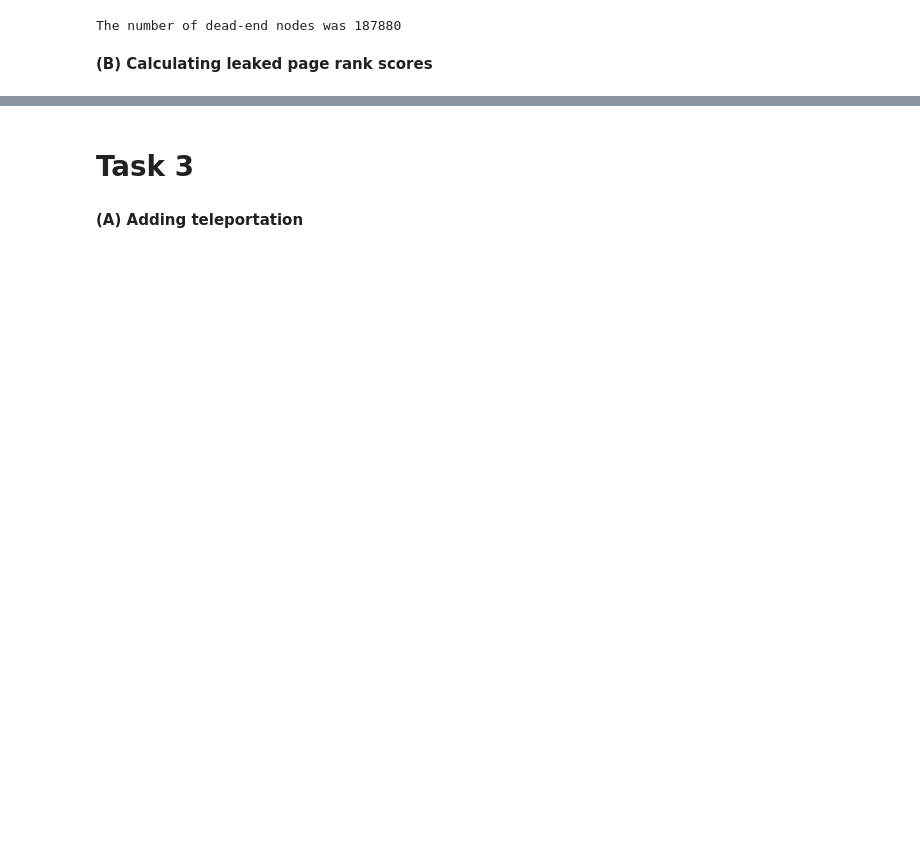
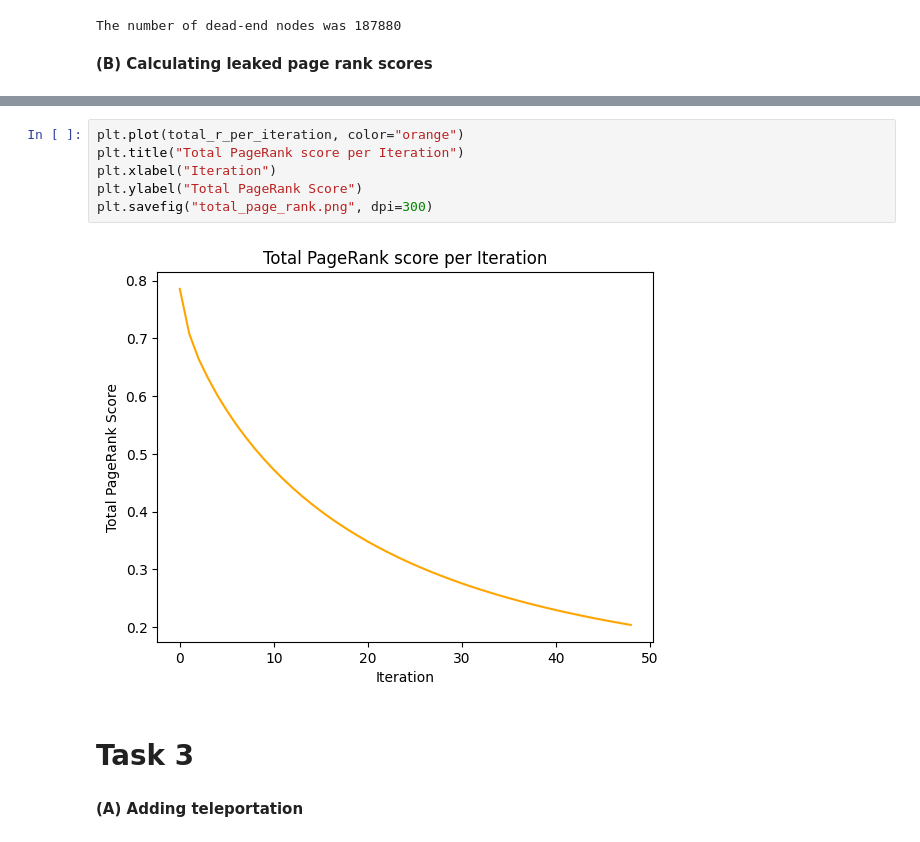
Before and after one commit to HugoPhibbs/CS753_Assignment1, a Jupyter notebook: 753_A1.ipynb, the cells around one changed output, grey strips where cells are left out. Drawn from its saved outputs; the diff is of its cells as text; blank space fills up the shorter version.

```diff
--- a/753_A1.ipynb
+++ b/753_A1.ipynb
@@ -290,3 +185,11 @@ plt.savefig("leaked_page_rank.png", dpi=300)
+# %%
+plt.plot(total_r_per_iteration, color="orange")
+plt.title("Total PageRank score per Iteration")
+plt.xlabel("Iteration")
+plt.ylabel("Total PageRank Score")
+plt.savefig("total_page_rank.png", dpi=300)
+# %% [output]
+[figure, added]
 # %% [markdown]
 # Task 3
 # %% [markdown]
```
Also changed, not shown: parts of 27 cells of this notebook, 3 other files.
